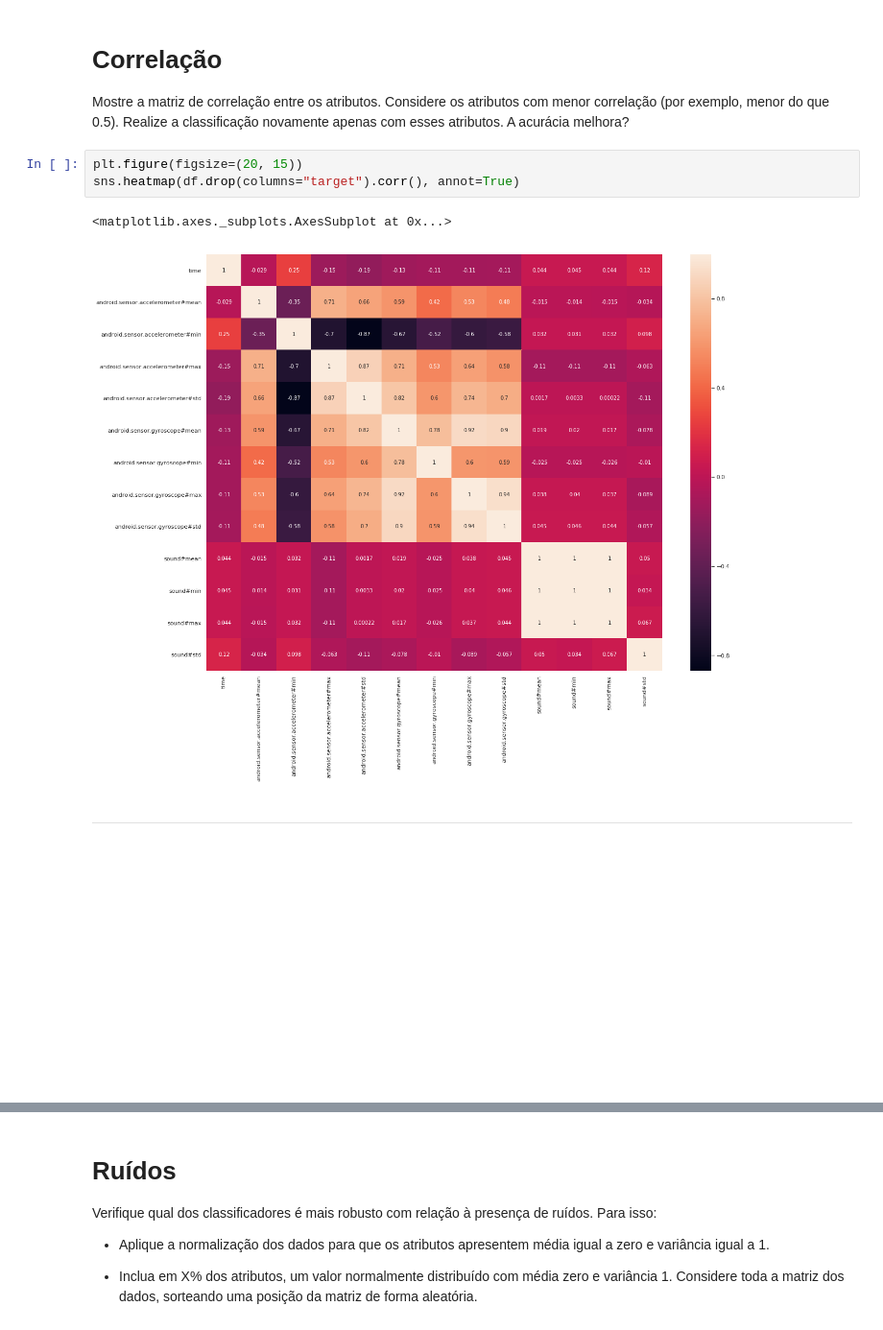
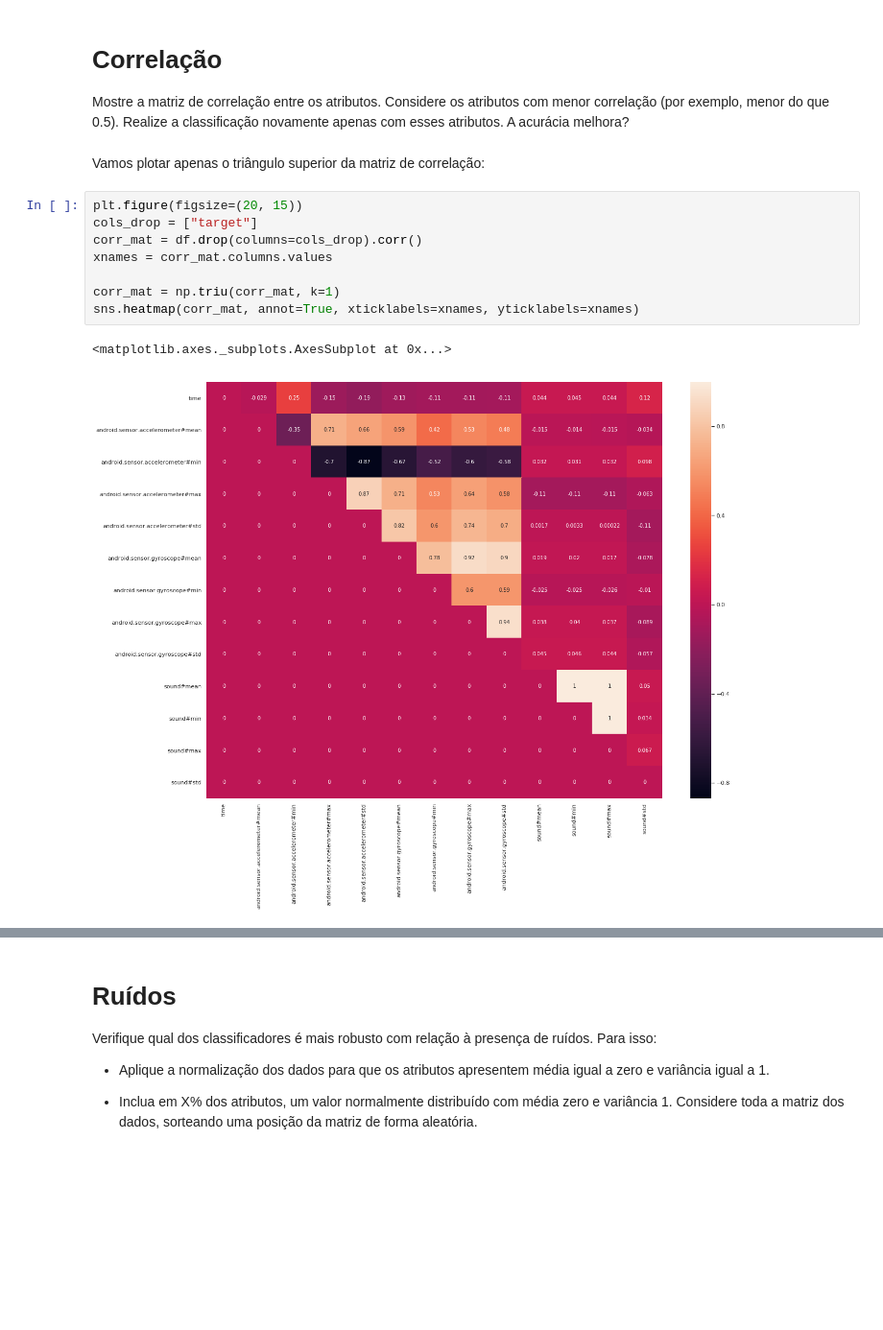
Before and after one commit to BrunoGomesCoelho/playing-pipeline, a Jupyter notebook: Trabalho 1.ipynb, the cells around one changed output, grey strips where cells are left out. Shown at 96% size. Cells and saved outputs as stored; diff of their text form; blank space fills up the shorter version.

```diff
--- a/Trabalho 1.ipynb
+++ b/Trabalho 1.ipynb
@@ -489,25 +498,16 @@ Porém tanto o Naive Bayes como a Decisão Bayesiana não obtiveram uma mudança
 # Correlação
 
 Mostre a matriz de correlação entre os atributos. Considere os atributos com menor correlação (por exemplo, menor do que 0.5). Realize a classificação novamente apenas com esses atributos. A acurácia melhora?
+# %% [markdown]
+Vamos plotar apenas o triângulo superior da matriz de correlação:
 # %%
 plt.figure(figsize=(20, 15))
-sns.heatmap(df.drop(columns="target").corr(), annot=True)
+cols_drop = ["target"]
+corr_mat = df.drop(columns=cols_drop).corr()
+xnames = corr_mat.columns.values
+
+corr_mat = np.triu(corr_mat, k=1)
+sns.heatmap(corr_mat, annot=True, xticklabels=xnames, yticklabels=xnames)
 # %% [output]
 <matplotlib.axes._subplots.AxesSubplot at 0x...>
-[figure, old version]
+[figure, new version]
-# %% [markdown]
-
-- - -
-
-<br>
-<br>
-<br>
-<br>
-<br>
-<br>
-<br>
-<br>
-<br>
-<br>
-<br>
-<br>
```
Also changed, not shown: parts of 26 cells of this notebook.
